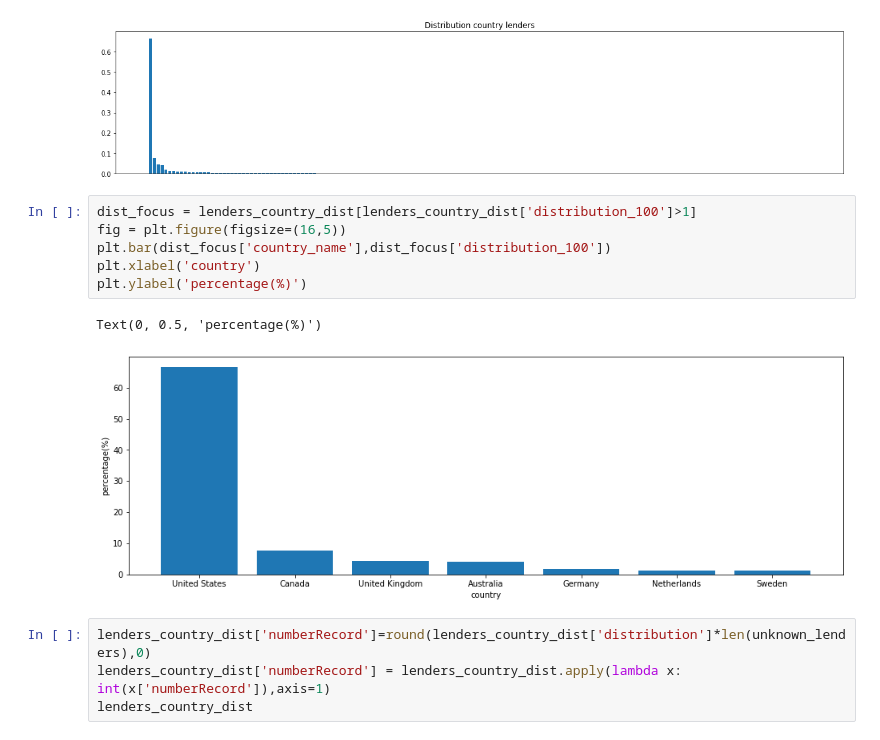
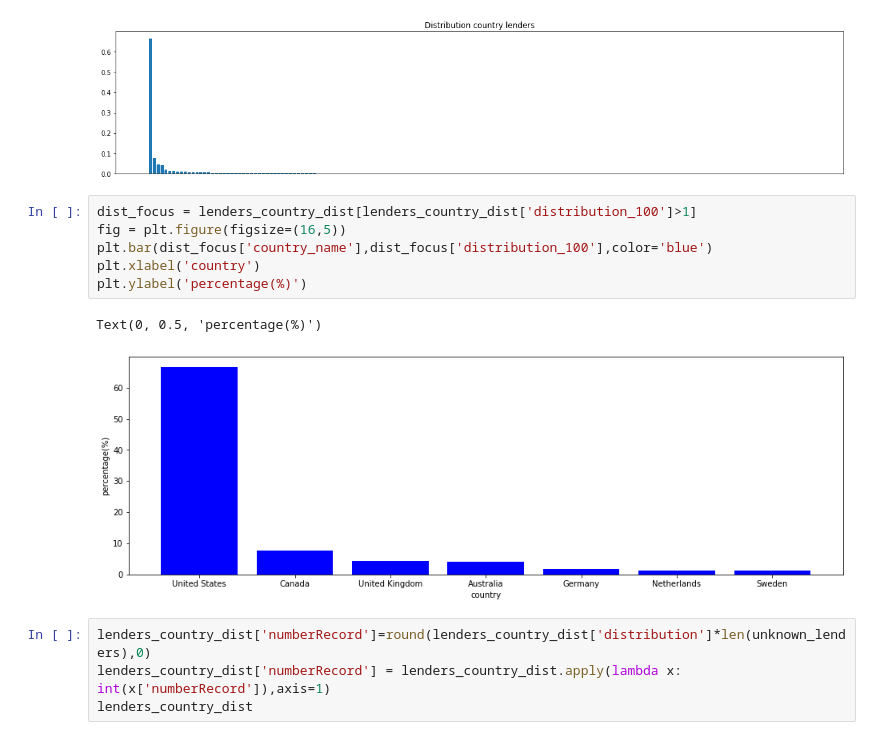
Before and after one commit to gaveter/Project_cs, a Jupyter notebook: Project.ipynb, the cells around one changed output. Cells and saved outputs as stored; diff of their text form.

```diff
--- a/Project.ipynb
+++ b/Project.ipynb
@@ -965,12 +965,12 @@ plt.xticks(ticks=[])
 # %%
 dist_focus = lenders_country_dist[lenders_country_dist['distribution_100']>1]
 fig = plt.figure(figsize=(16,5))
-plt.bar(dist_focus['country_name'],dist_focus['distribution_100'])
+plt.bar(dist_focus['country_name'],dist_focus['distribution_100'],color='blue')
 plt.xlabel('country')
 plt.ylabel('percentage(%)')
 # %% [output]
 Text(0, 0.5, 'percentage(%)')
-[figure, old version]
+[figure, new version]
 # %%
 lenders_country_dist['numberRecord']=round(lenders_country_dist['distribution']*len(unknown_lenders),0)
 lenders_country_dist['numberRecord'] = lenders_country_dist.apply(lambda x: int(x['numberRecord']),axis=1)
```
Also changed, not shown: parts of 13 cells of this notebook.
